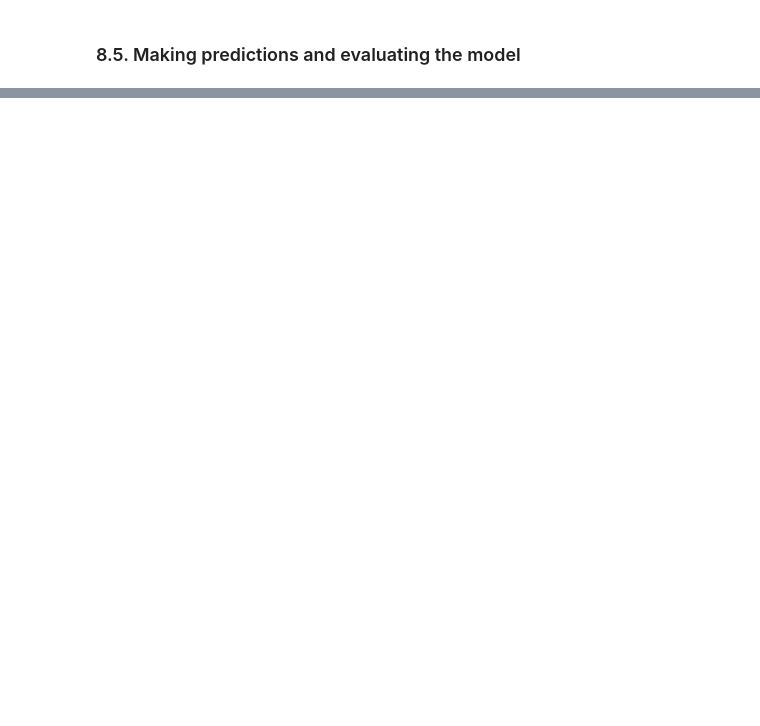
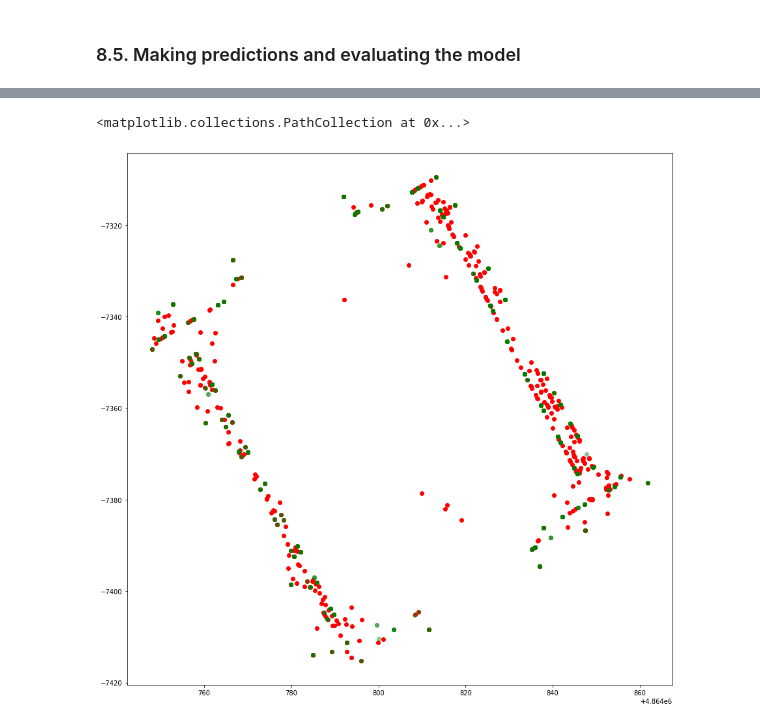
Before and after one commit to enacheandrei7/indoor-localization-dnn-knn-lstm, a Jupyter notebook: Disertation program - DNN and Improved KNN.ipynb, the cells around one changed output, grey strips where cells are left out. Saved outputs shown, nothing was run; the diff lists cells and outputs as text; code cells hidden in the pictures; blank space fills up the shorter version.

```diff
--- a/Disertation program - DNN and Improved KNN.ipynb
+++ b/Disertation program - DNN and Improved KNN.ipynb
@@ -592,6 +575,6 @@ len(X_train_step_2)
 # %% [markdown]
 ### 8.4. Building the model
 # %%
-knn_regressor = KNeighborsRegressor(n_neighbors=10, weights='distance')
+knn_regressor = KNeighborsRegressor(n_neighbors=3, weights='distance')
 knn_regressor.fit(X_train_step_2, y_train_step_2)
 # %% [output]
@@ -607,0 +584,3 @@ KNeighborsRegressor(n_neighbors=10, weights='distance')
+# %%
+y_pred_step_2 = knn_regressor.predict(X_test_step_2)
+y_pred_step_2
@@ -607,0 +607,9 @@ KNeighborsRegressor(n_neighbors=10, weights='distance')
+# %%
+y_pred_step_2 = pd.DataFrame(y_pred_step_2, columns=['long1', 'lat1'])
+y_test_step_2 = pd.DataFrame(y_test_step_2, columns=['long2', 'lat2'])
+# alculating the Euclidian distance between points
+distance_df = pd.DataFrame((y_test_step_2['lat2']-y_pred_step_2['lat1'])**2 +
+                           (y_test_step_2['long2']-y_pred_step_2['long1'])**2)**(1/2)
+sum_dist = distance_df.sum()
+mean_error = sum_dist/len(distance_df)
+mean_error
@@ -607,0 +642,4 @@ KNeighborsRegressor(n_neighbors=10, weights='distance')
+# %%
+df_final = pd.DataFrame()
+df_final = pd.concat([y_pred_step_2, y_test_step_2], axis=1)
+df_final
@@ -607,0 +676,7 @@ KNeighborsRegressor(n_neighbors=10, weights='distance')
+# %%
+plt.figure(figsize=(15,15))
+plt.scatter(df_final['lat1'], df_final['long1'], color='red')
+plt.scatter(df_final['lat2'], df_final['long2'], color='green', alpha=0.4)
+# %% [output]
+<matplotlib.collections.PathCollection at 0x...>
+[figure, added]
```
Also changed, not shown: parts of 17 cells of this notebook.
